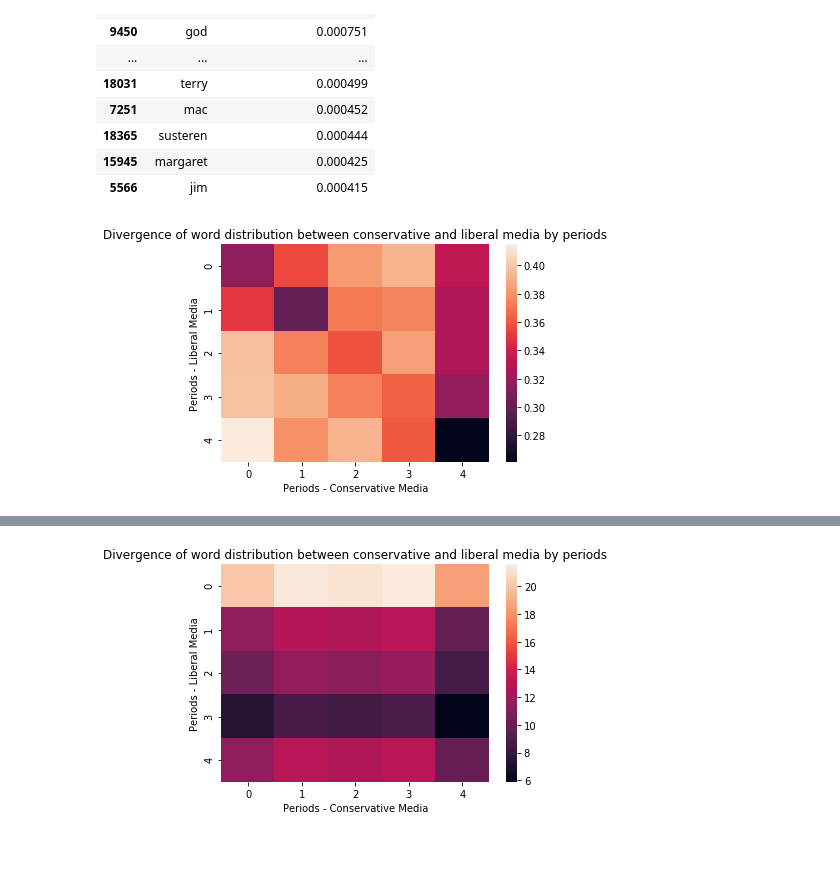
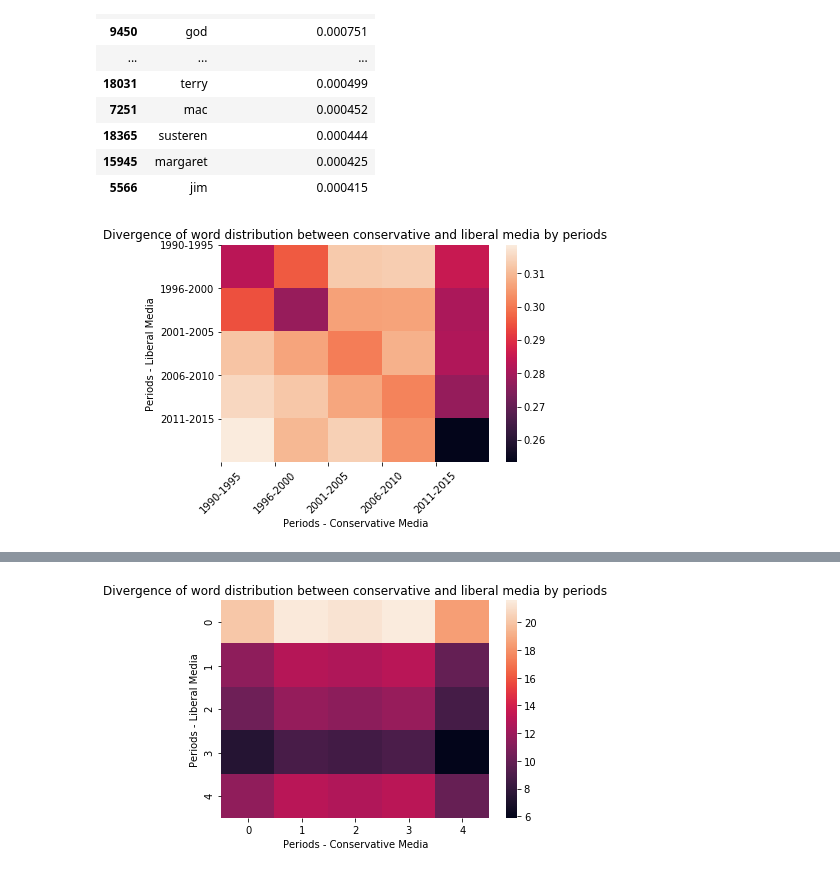
Before and after one commit to rachel-ker/refugeediscourse, a Jupyter notebook: final_data_analysis.ipynb, the cells around one changed output, grey strips where cells are left out. Cells and saved outputs as stored; diff of their text form; code cells hidden in the pictures.

Commit message:
latest js divergence graph

```diff
--- a/final_data_analysis.ipynb
+++ b/final_data_analysis.ipynb
@@ -560,17 +560,19 @@ for p in periods:
 # %%
 L = []
 for p in corpora_left:
     l = []
     for q in corpora_right:
-        l.append(Divergence(p,q, difference = 'KL'))
+        l.append(Divergence(p,q, difference = 'JS'))
     L.append(l)
 M = np.array(L)
 fig = plt.figure()
 div = pd.DataFrame(M, columns = periods , index = periods)
 ax = sns.heatmap(div)
 plt.xlabel('Periods - Conservative Media')
 plt.ylabel('Periods - Liberal Media')
 plt.title('Divergence of word distribution between conservative and liberal media by periods')
+plt.xticks(np.arange(0, 5, 1),("1990-1995","1996-2000","2001-2005","2006-2010","2011-2015"), rotation=45)
+plt.yticks(np.arange(0, 5, 1),("1990-1995","1996-2000","2001-2005","2006-2010","2011-2015"), rotation='horizontal')
 plt.show()
 # %% [output]
-[figure, old version]
+[figure, new version]
```
Also changed, not shown: parts of 1 cell of this notebook.
